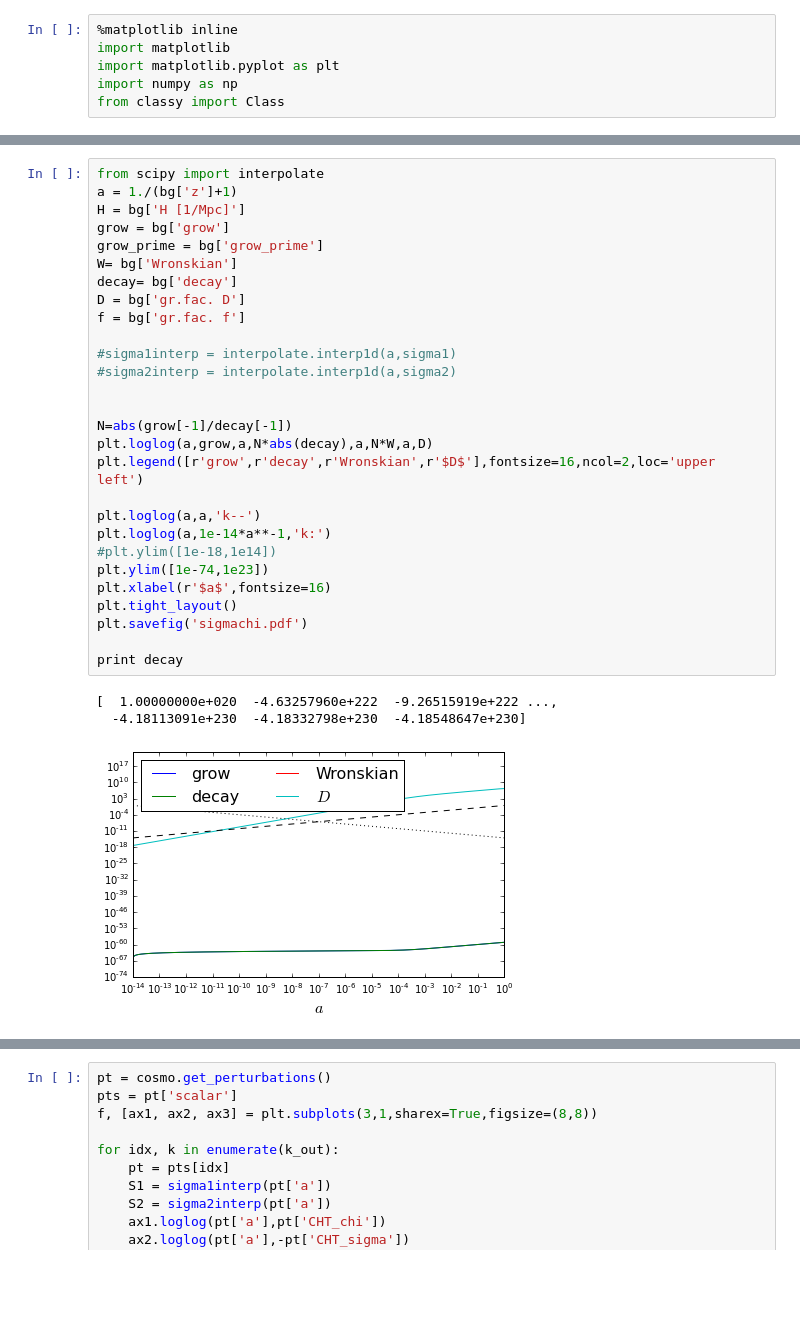
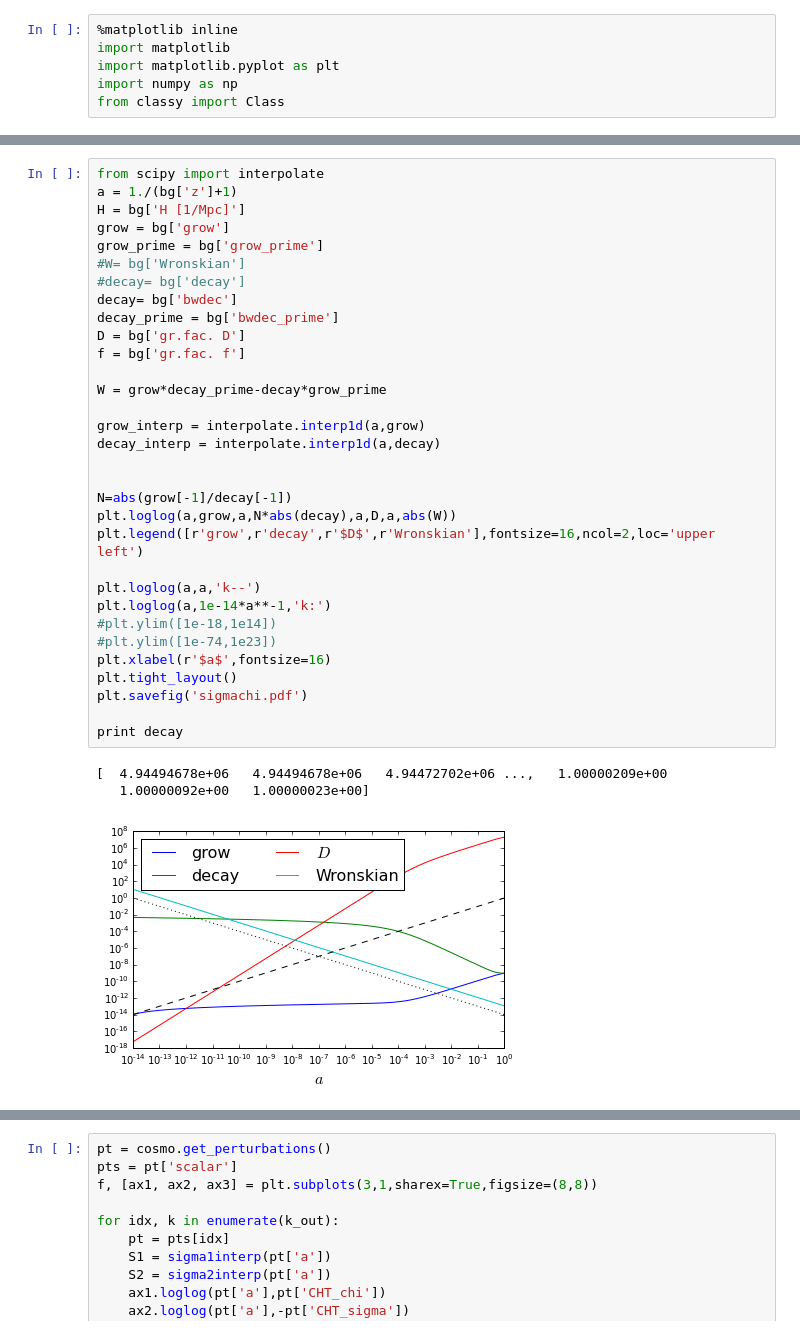
Before and after one commit to ThomasTram/CLASSmods, a Jupyter notebook: GrowingStuff.ipynb, the cells around one changed output, grey strips where cells are left out. Saved outputs shown, nothing was run; the diff lists cells and outputs as text; blank space fills up the shorter version.

Commit message:
Decaying computation works

```diff
--- a/GrowingStuff.ipynb
+++ b/GrowingStuff.ipynb
@@ -45,32 +47,36 @@ dict_keys(['(.)rho_crit', 'lum. dist.', '(.)rho_b', 'grow_prime', 'H [1/Mpc]', '
 # %%
 from scipy import interpolate
 a = 1./(bg['z']+1)
 H = bg['H [1/Mpc]']
 grow = bg['grow']
 grow_prime = bg['grow_prime']
-W= bg['Wronskian']
-decay= bg['decay']
+#W= bg['Wronskian']
+#decay= bg['decay']
+decay= bg['bwdec']
+decay_prime = bg['bwdec_prime']
 D = bg['gr.fac. D']
 f = bg['gr.fac. f']
 
-#sigma1interp = interpolate.interp1d(a,sigma1)
-#sigma2interp = interpolate.interp1d(a,sigma2)
+W = grow*decay_prime-decay*grow_prime
+
+grow_interp = interpolate.interp1d(a,grow)
+decay_interp = interpolate.interp1d(a,decay)
 
 
 N=abs(grow[-1]/decay[-1])
-plt.loglog(a,grow,a,N*abs(decay),a,N*W,a,D)
-plt.legend([r'grow',r'decay',r'Wronskian',r'$D$'],fontsize=16,ncol=2,loc='upper left')
+plt.loglog(a,grow,a,N*abs(decay),a,D,a,abs(W))
+plt.legend([r'grow',r'decay',r'$D$',r'Wronskian'],fontsize=16,ncol=2,loc='upper left')
 
 plt.loglog(a,a,'k--')
 plt.loglog(a,1e-14*a**-1,'k:')
 #plt.ylim([1e-18,1e14])
-plt.ylim([1e-74,1e23])
+#plt.ylim([1e-74,1e23])
 plt.xlabel(r'$a$',fontsize=16)
 plt.tight_layout()
 plt.savefig('sigmachi.pdf')
 
 print decay
 # %% [output]
-[  1.00000000e+020  -4.63257960e+222  -9.26515919e+222 ...,
-  -4.18113091e+230  -4.18332798e+230  -4.18548647e+230]
+[  4.94494678e+06   4.94494678e+06   4.94472702e+06 ...,   1.00000209e+00
+   1.00000092e+00   1.00000023e+00]
-[figure, old version]
+[figure, new version]
```
Also changed, not shown: parts of 6 cells of this notebook, 3 other files.
